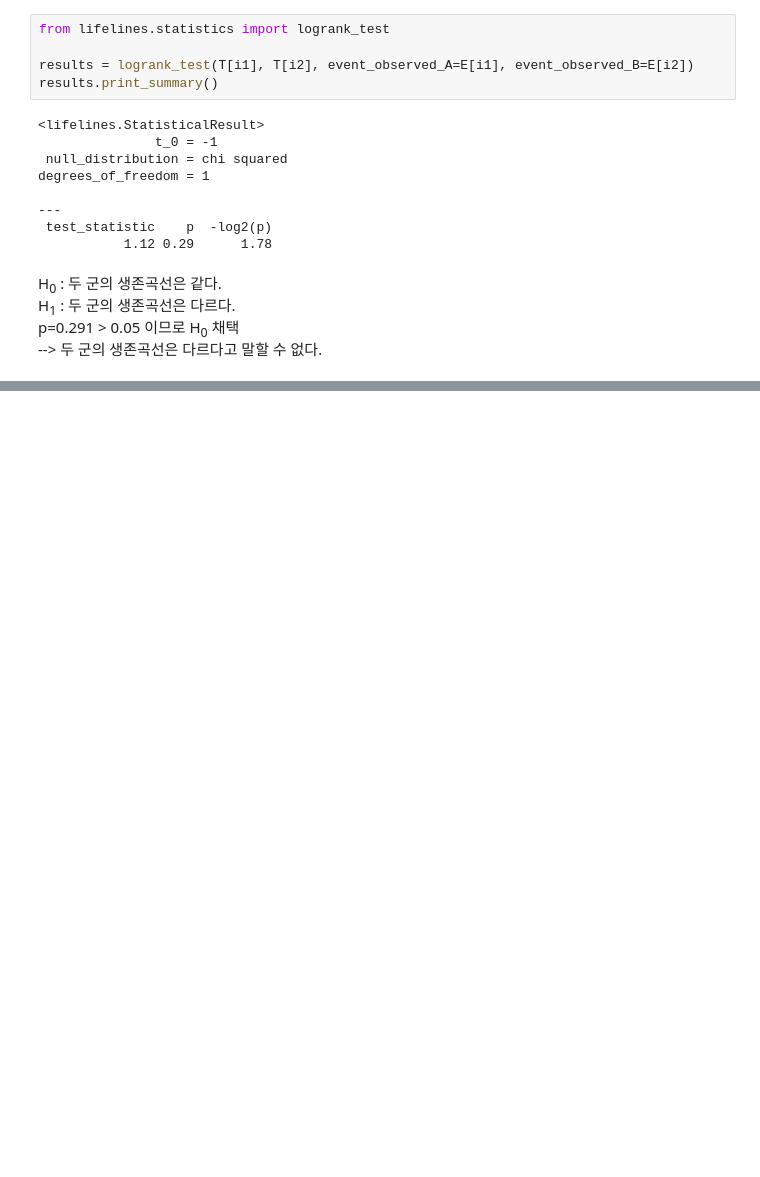
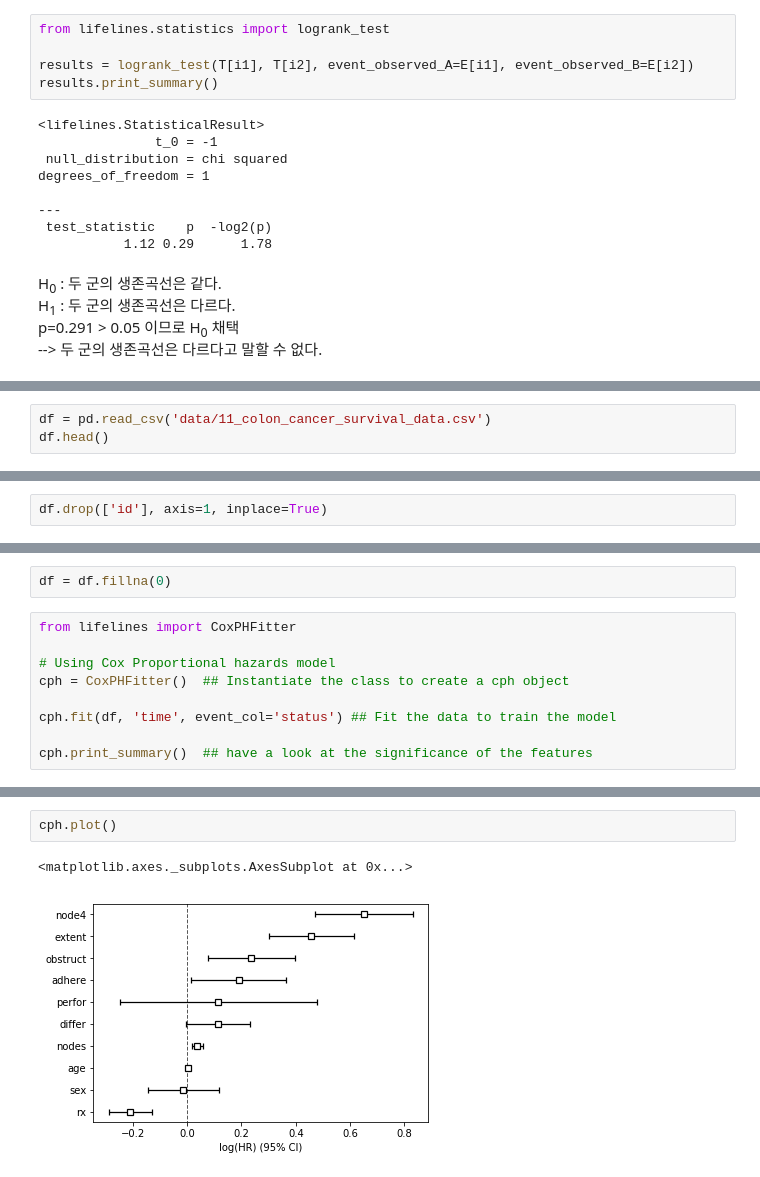
Before and after one commit to scalefreeus/peanuts, a Jupyter notebook: notebooks/statistics/survival.ipynb, the cells around one changed output, grey strips where cells are left out. Cells and saved outputs as stored; diff of their text form; blank space fills up the shorter version.

```diff
--- a/notebooks/statistics/survival.ipynb
+++ b/notebooks/statistics/survival.ipynb
@@ -101,0 +94,3 @@ p=0.291 > 0.05 이므로 H<sub>0</sub> 채택
+# %%
+df = pd.read_csv('data/11_colon_cancer_survival_data.csv')
+df.head()
@@ -101,0 +104,2 @@ p=0.291 > 0.05 이므로 H<sub>0</sub> 채택
+# %%
+df.drop(['id'], axis=1, inplace=True)
@@ -101,0 +117,11 @@ p=0.291 > 0.05 이므로 H<sub>0</sub> 채택
+# %%
+df = df.fillna(0)
+# %%
+from lifelines import CoxPHFitter
+
+# Using Cox Proportional hazards model
+cph = CoxPHFitter()  ## Instantiate the class to create a cph object
+
+cph.fit(df, 'time', event_col='status') ## Fit the data to train the model
+
+cph.print_summary()  ## have a look at the significance of the features
@@ -101,0 +146,5 @@ p=0.291 > 0.05 이므로 H<sub>0</sub> 채택
+# %%
+cph.plot()
+# %% [output]
+<matplotlib.axes._subplots.AxesSubplot at 0x...>
+[figure, added]
```
Also changed, not shown: parts of 13 cells of this notebook, 9 other files.
